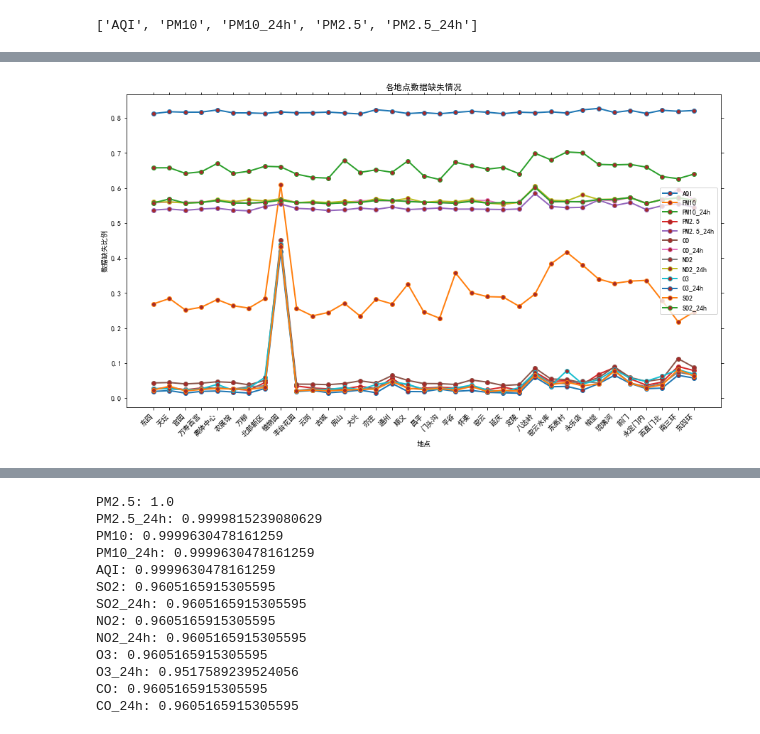
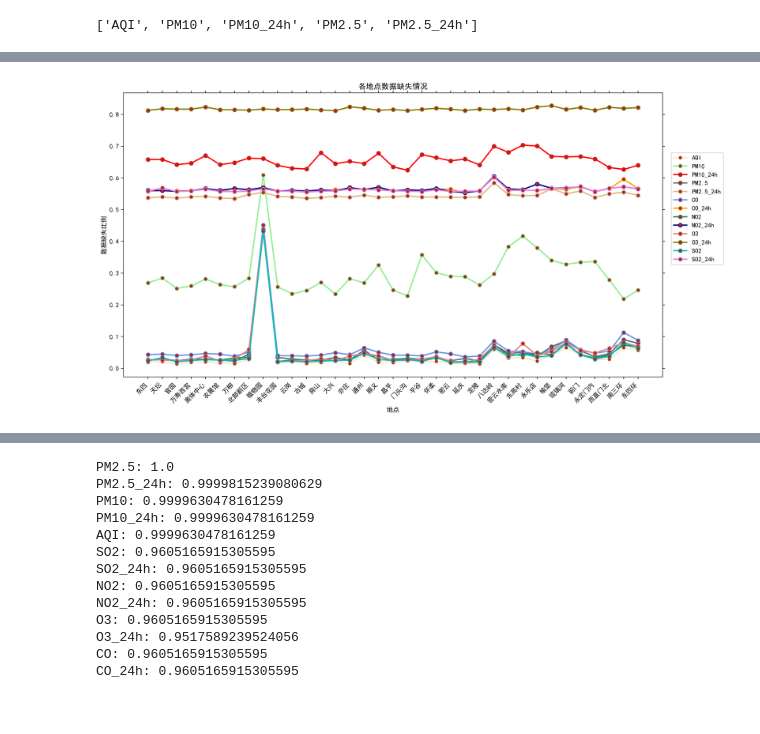
Before and after one commit to songyh15/PR2020_final_PM2.5, a Jupyter notebook: data_analysis.ipynb, the cells around one changed output, grey strips where cells are left out. Saved outputs shown, nothing was run; the diff lists cells and outputs as text; code cells hidden in the pictures.

```diff
--- a/data_analysis.ipynb
+++ b/data_analysis.ipynb
@@ -85,32 +121,37 @@ for fea in feature_list_extra:
 # %%
 # 设置图框的大小
 fig = plt.figure(figsize = (15,9))
+plt.rcParams['figure.dpi'] = 200 #分辨率
 # 绘图
-plt.plot(nan_rate._stat_axis.values, # x轴数据
-         nan_rate.iloc[:,:], # y轴数据
-         linestyle = '-', # 折线类型
-         linewidth = 2, # 折线宽度
-#          color = 'steelblue', # 折线颜色
-         marker = 'o', # 点的形状
-         markersize = 6, # 点的大小
-#          markeredgecolor='black', # 点的边框色
-         markerfacecolor='brown') # 点的填充色
+color_list = ['bisque','lightgreen','red','dimgray','burlywood',
+              'cornflowerblue','orange','seagreen','navy','lightcoral','olive','c','violet']
+
+for i in range(nan_rate.shape[1]):
+    plt.plot(nan_rate._stat_axis.values, # x轴数据
+             nan_rate.iloc[:,i], # y轴数据
+             linestyle = '-', # 折线类型
+             linewidth = 2, # 折线宽度
+             color = color_list[i], # 折线颜色
+             marker = 'o', # 点的形状
+             markersize = 6, # 点的大小
+    #          markeredgecolor='black', # 点的边框色
+             markerfacecolor='brown') # 点的填充色
 # 添加标题和坐标轴标签
 plt.title('各地点数据缺失情况')
 plt.xlabel('地点')
 plt.ylabel('数据缺失比例')
 
 # 剔除图框上边界和右边界的刻度
 plt.tick_params(top = 'off', right = 'off')
 # 为了避免x轴日期刻度标签的重叠，设置x轴刻度自动展现，并且45度倾斜
 fig.autofmt_xdate(rotation = 45)
 # 设置图例
-plt.legend(nan_rate.columns.values)
+plt.legend(nan_rate.columns.values, bbox_to_anchor=(1.01,0.8))
 # 显示图形
 plt.show()
 
-# 从图上可以看出['PM2.5','AQI', 'SO2', ,'NO2', , 'O3', 'CO']缺失较少
+# 从图上可以看出['PM2.5','AQI', 'SO2', ,'NO2','O3', 'CO']缺失较少
 #             ['PM2.5_24h','PM10_24h','SO2_24h','NO2_24h', 'CO_24h','PM10']缺失较多
 # 且植物园的数据一直缺失较多
 # %% [output]
-[figure, old version]
+[figure, new version]
```
Also changed, not shown: parts of 5 cells of this notebook, 1 other file.
